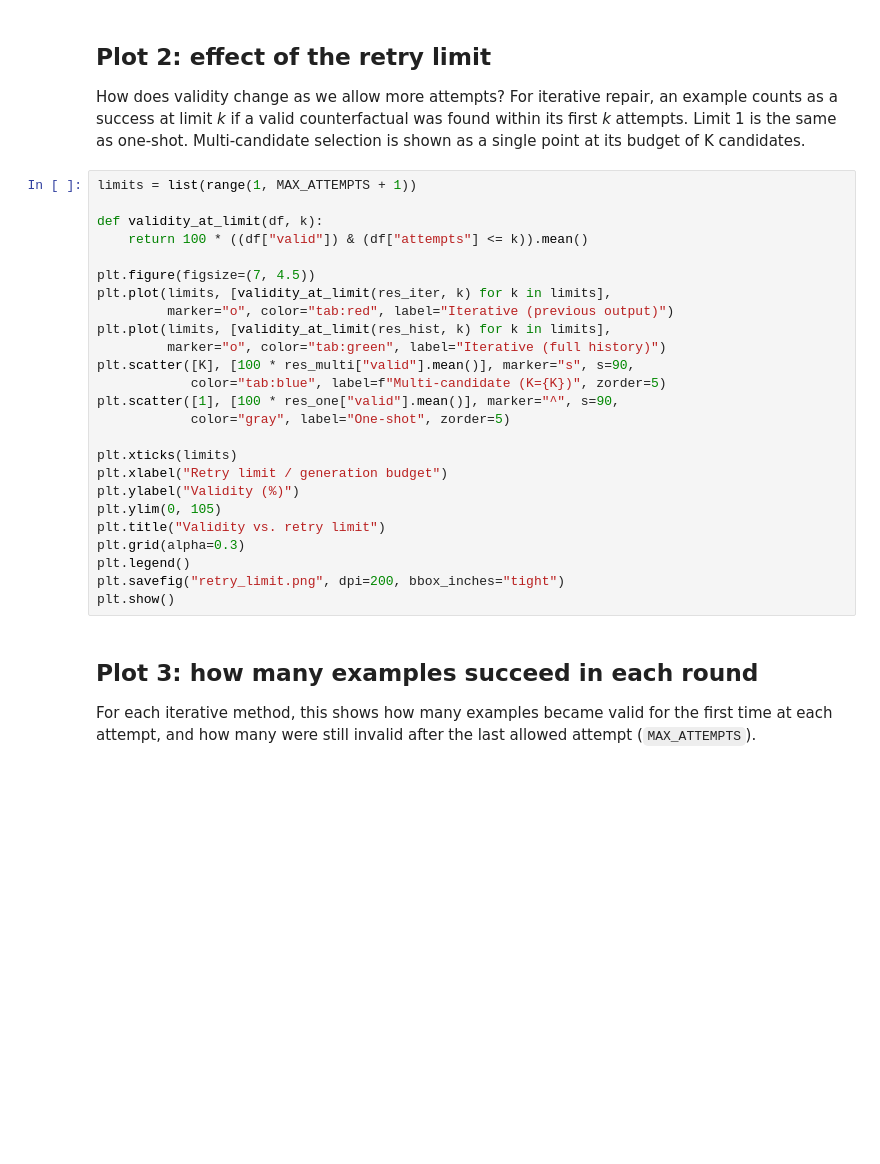
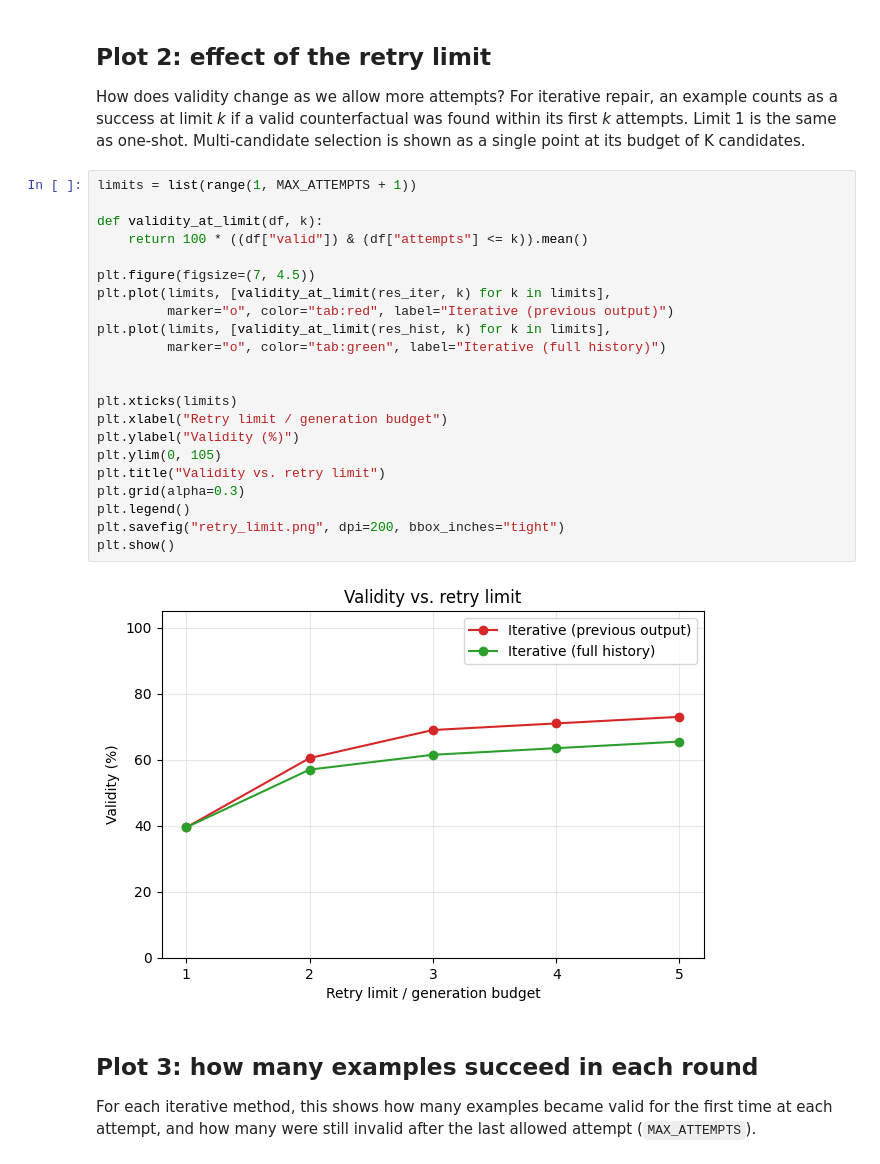
Before and after one commit to SreenathKarthick11/DS5622-Explainable-AI, a Jupyter notebook: Project/XAI_project_langgragh.ipynb, the cells around one changed output. Drawn from its saved outputs; the diff is of its cells as text; blank space fills up the shorter version.

```diff
--- a/Project/XAI_project_langgragh.ipynb
+++ b/Project/XAI_project_langgragh.ipynb
@@ -716,28 +867,27 @@ How does validity change as we allow more attempts? For iterative repair, an exa
 # %%
 limits = list(range(1, MAX_ATTEMPTS + 1))
 
 def validity_at_limit(df, k):
     return 100 * ((df["valid"]) & (df["attempts"] <= k)).mean()
 
 plt.figure(figsize=(7, 4.5))
 plt.plot(limits, [validity_at_limit(res_iter, k) for k in limits],
          marker="o", color="tab:red", label="Iterative (previous output)")
 plt.plot(limits, [validity_at_limit(res_hist, k) for k in limits],
          marker="o", color="tab:green", label="Iterative (full history)")
-plt.scatter([K], [100 * res_multi["valid"].mean()], marker="s", s=90,
-            color="tab:blue", label=f"Multi-candidate (K={K})", zorder=5)
-plt.scatter([1], [100 * res_one["valid"].mean()], marker="^", s=90,
-            color="gray", label="One-shot", zorder=5)
+
 
 plt.xticks(limits)
 plt.xlabel("Retry limit / generation budget")
 plt.ylabel("Validity (%)")
 plt.ylim(0, 105)
 plt.title("Validity vs. retry limit")
 plt.grid(alpha=0.3)
 plt.legend()
 plt.savefig("retry_limit.png", dpi=200, bbox_inches="tight")
 plt.show()
+# %% [output]
+[figure, added]
 # %% [markdown]
 ## Plot 3: how many examples succeed in each round
 For each iterative method, this shows how many examples became valid for the first time at each attempt, and how many were still invalid after the last allowed attempt (`MAX_ATTEMPTS`).
```
Also changed, not shown: parts of 44 cells of this notebook.
